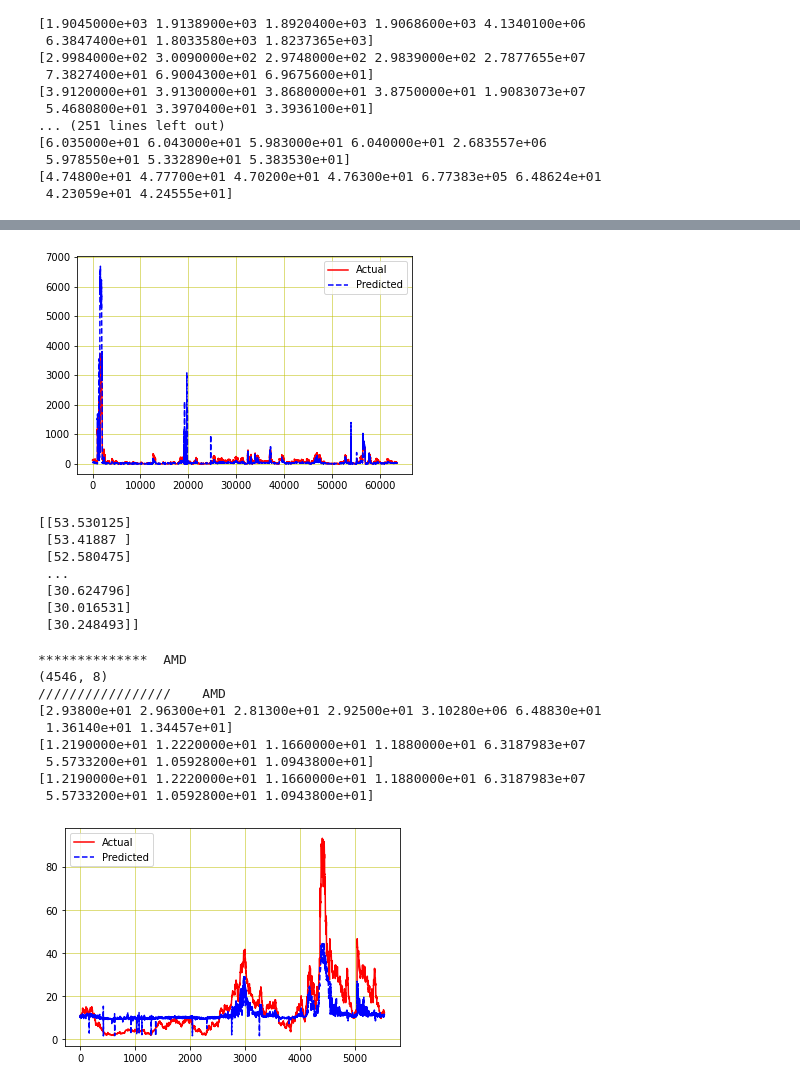
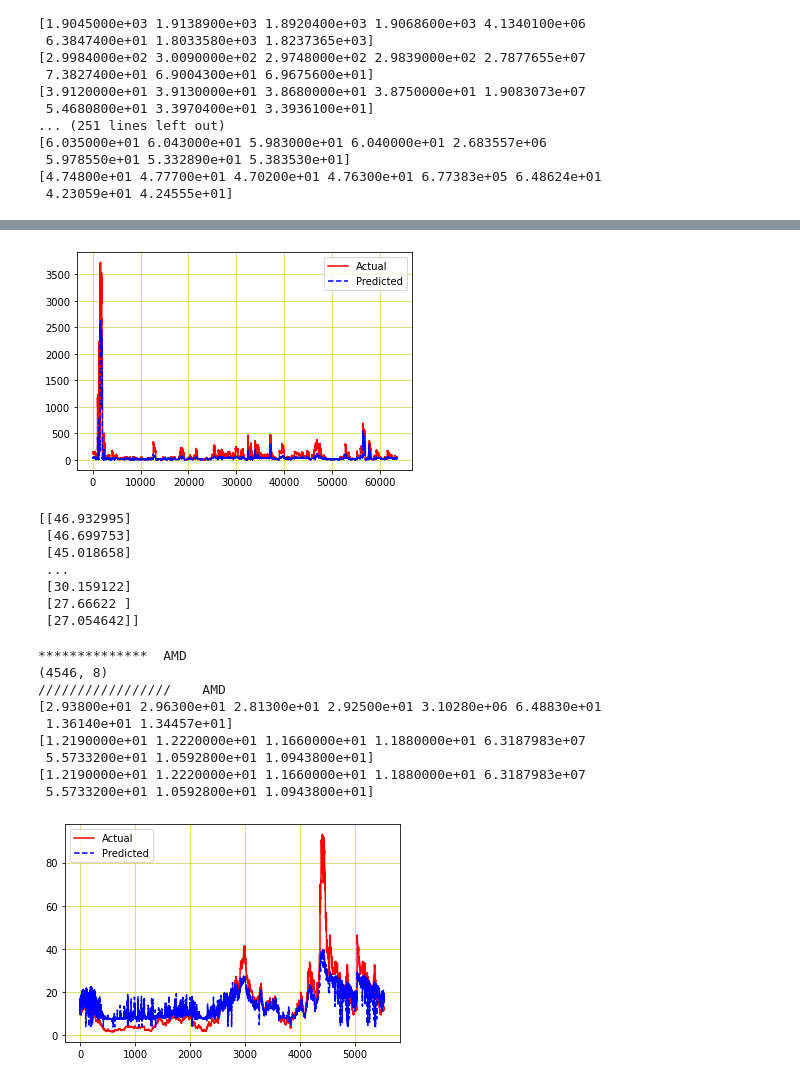
Before and after one commit to mikulicmateo/StockPrediction, a Jupyter notebook: StockPredict.ipynb, the cells around one changed output, grey strips where cells are left out. Cells and saved outputs as stored; diff of their text form; code cells hidden in the pictures.

Commit message:
model with l2 regularizer

```diff
--- a/StockPredict.ipynb
+++ b/StockPredict.ipynb
@@ -7,6 +7,7 @@ from tensorflow.keras.models import Sequential
 from tensorflow.keras.optimizers import Adam
 from tensorflow.keras.layers import Input, BatchNormalization
 from keras.layers.core import Dense, Dropout
+from keras.regularizers import l2
 from matplotlib import pyplot
 from datetime import datetime
 
@@ -15,18 +16,18 @@ def create_model():
     l_model.add(Input(32))
     l_model.add(Dense(64, activation="relu"))
     l_model.add(BatchNormalization())
-    l_model.add(Dense(128, activation="linear"))
+    l_model.add(Dense(128, activation="relu"))
     l_model.add(Dropout(0.5))
     l_model.add(Dense(128, activation="softplus"))
-    l_model.add(Dense(128, activation="linear"))
+    l_model.add(Dense(128, kernel_regularizer=l2(0.01), bias_regularizer=l2(0.01),activation="relu"))
     l_model.add(Dense(64, activation="relu"))
     l_model.add(Dense(64, activation="softplus"))
     l_model.add(Dropout(0.5))
     l_model.add(Dense(32, activation="relu"))
-    l_model.add(Dense(16, activation="linear"))
+    l_model.add(Dense(16, activation="relu"))
     l_model.add(Dense(8, activation="softplus"))
     l_model.add(Dense(4, activation="linear"))
-    l_model.add(Dense(2, activation="relu"))
+    l_model.add(Dense(2, activation="linear"))
     l_model.add(Dense(1, activation="softplus"))
     l_model.compile(Adam(learning_rate=0.0001), loss="msle", metrics=["mse", "mae", "msle"])
     return l_model
@@ -173,0 +169,8 @@ print(train_output.shape)
+# %%
+from sklearn.preprocessing import MinMaxScaler
+print(train_input.shape)
+print(train_output.shape)
+scaler = MinMaxScaler(feature_range=(0,1))
+scaler.fit_transform(train_input)
+scaler.fit_transform(valid_input)
+scaler.fit_transform(test_input)
@@ -174,5 +193,5 @@ print(train_output.shape)
 # %%
 model = create_model()
 model.summary()
-history = model.fit(x=train_input, y=train_output, validation_data=(valid_input, valid_output), batch_size=32, epochs=45, verbose=1, shuffle=True)#, callbacks=EarlyStopping(monitor='loss', patience=3))
+history = model.fit(x=train_input, y=train_output, validation_data=(valid_input, valid_output), batch_size=32, epochs=40, verbose=1, shuffle=True)#, callbacks=EarlyStopping(monitor='loss', patience=3))
 # %% [output]
@@ -213,17 +232,17 @@ pyplot.legend(['Actual','Predicted'], loc='best')
 pyplot.grid(color = 'y', linewidth='0.5')
 pyplot.show()
 # %% [output]
-[figure, old version]
+[figure, new version]
 # %%
 print(predictions)
 # %% [output]
-[[53.530125]
- [53.41887 ]
- [52.580475]
+[[46.932995]
+ [46.699753]
+ [45.018658]
  ...
- [30.624796]
- [30.016531]
- [30.248493]]
+ [30.159122]
+ [27.66622 ]
+ [27.054642]]
 # %%
 #count = 0;
 #for i in predictions:
@@ -240,31 +260,32 @@ with open("/content/drive/MyDrive/dataset-amd.json") as json_file:
 test_list, test_list1, test_list2 = load_from_dictionary(amd_dataset)
 
 amd_test_input, amd_test_output = to_np_arr_for_N_days(test_list)
 amd_test_input1, amd_test_output1 = to_np_arr_for_N_days(test_list1)
 amd_test_input2, amd_test_output2 = to_np_arr_for_N_days(test_list1)
 #input_data=np.append(input_data, add, axis=0)
 amd_test_input = np.append(amd_test_input, amd_test_input1, axis=0)
 amd_test_input = np.append(amd_test_input, amd_test_input2, axis=0)
 
 amd_test_output = np.append(amd_test_output, amd_test_output1, axis=0)
 amd_test_output = np.append(amd_test_output, amd_test_output2, axis=0)
 
+scaler.fit_transform(amd_test_input)
 amd_predictions = model.predict(amd_test_input)
 
 
 pyplot.plot(amd_test_output, linestyle='solid', color='r')
 pyplot.plot(amd_predictions, linestyle='dashed', color='b')
 pyplot.legend(['Actual','Predicted'], loc='best')
 pyplot.grid(color = 'y', linewidth='0.5')
 pyplot.show()
 # %% [output]
 **************  AMD
 (4546, 8)
 /////////////////    AMD
 [2.93800e+01 2.96300e+01 2.81300e+01 2.92500e+01 3.10280e+06 6.48830e+01
  1.36140e+01 1.34457e+01]
 [1.2190000e+01 1.2220000e+01 1.1660000e+01 1.1880000e+01 6.3187983e+07
  5.5733200e+01 1.0592800e+01 1.0943800e+01]
 [1.2190000e+01 1.2220000e+01 1.1660000e+01 1.1880000e+01 6.3187983e+07
  5.5733200e+01 1.0592800e+01 1.0943800e+01]
-[figure, old version]
+[figure, new version]
```
Also changed, not shown: parts of 6 cells of this notebook.
